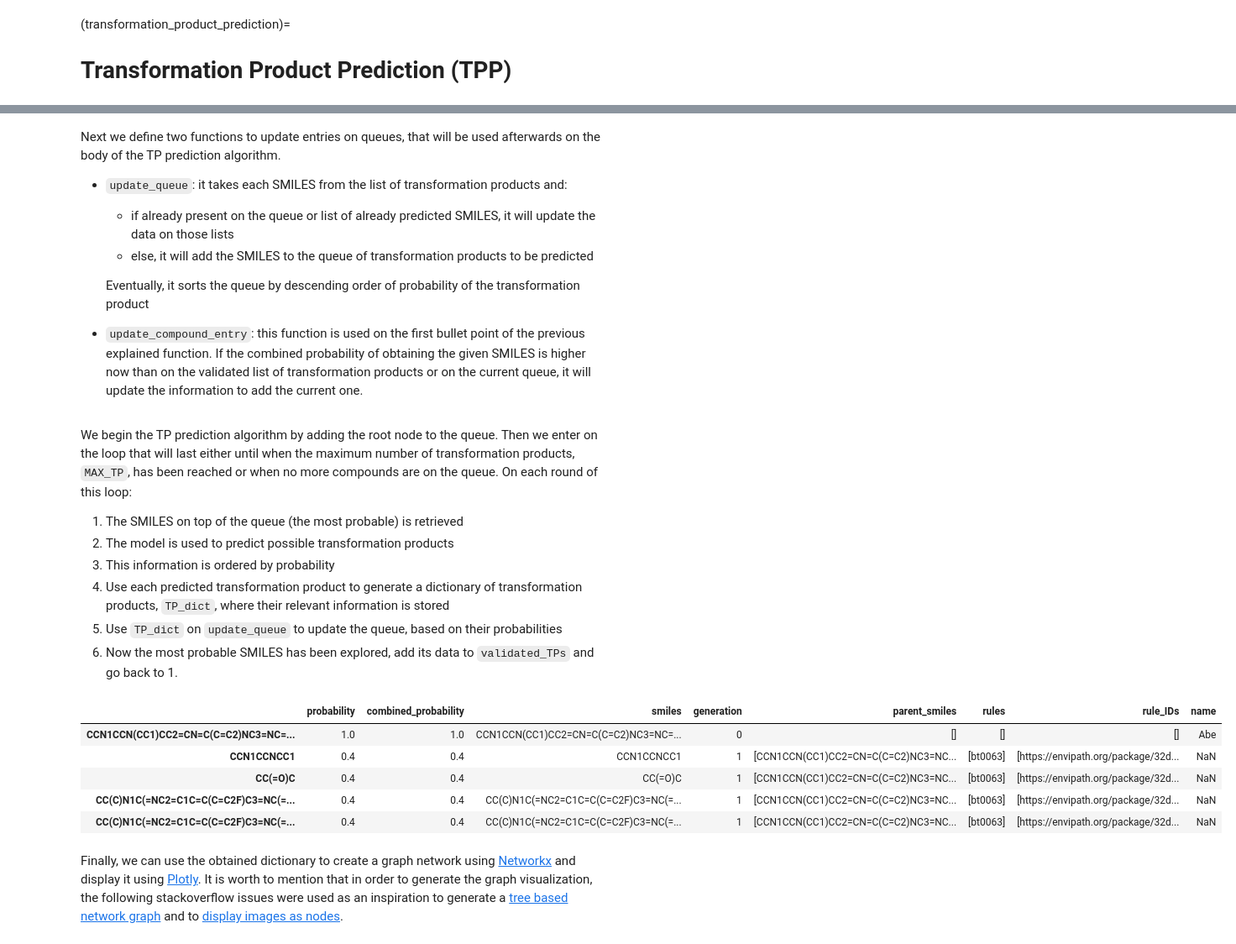
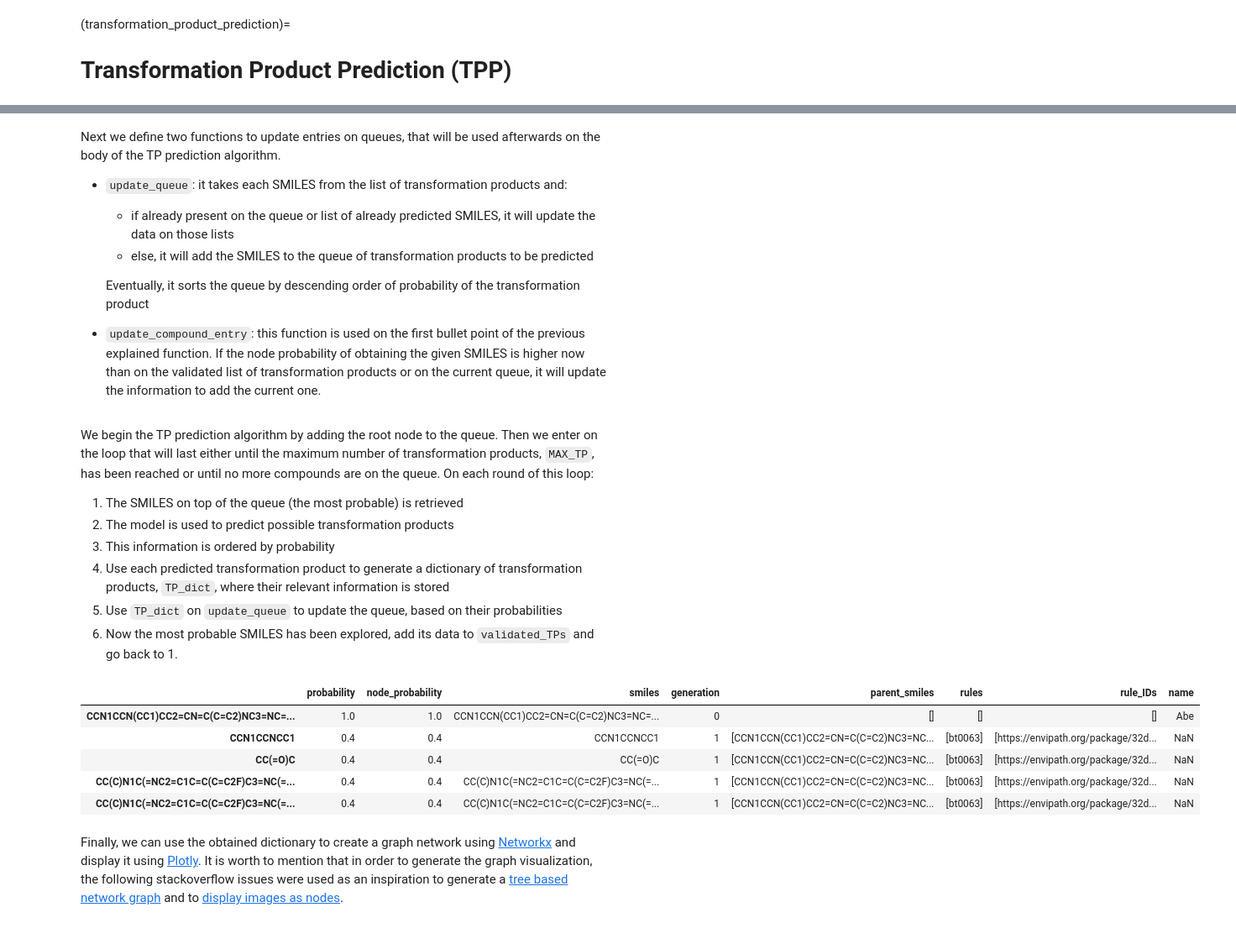
Before and after one commit to enviPath/enviPath-python, a Jupyter notebook: docs/source/tutorials/transformation_product_prediction.ipynb, the cells around one changed output, grey strips where cells are left out. Shown at 84% size. Cells and saved outputs as stored; diff of their text form; code cells hidden in the pictures.

```diff
--- a/docs/source/tutorials/transformation_product_prediction.ipynb
+++ b/docs/source/tutorials/transformation_product_prediction.ipynb
@@ -55,7 +57,7 @@ Next we define two functions to update entries on queues, that will be used afte
     * else, it will add the SMILES to the queue of transformation products to be predicted
 
     Eventually, it sorts the queue by descending order of probability of the transformation product
-* `update_compound_entry`: this function is used on the first bullet point of the previous explained function. If the combined probability of obtaining the given SMILES is higher now than on the validated list of transformation products or on the current queue, it will update the information to add the current one.
+* `update_compound_entry`: this function is used on the first bullet point of the previous explained function. If the node probability of obtaining the given SMILES is higher now than on the validated list of transformation products or on the current queue, it will update the information to add the current one.
 # %%
 def update_queue(queue, validated_TPs, TPs, parent_data):
     for smiles in TPs:
@@ -64,7 +66,7 @@ def update_queue(queue, validated_TPs, TPs, parent_data):
         this_probability = data['probability']
         if this_probability <= PROBABILITY_THRESHOLD:
             continue
-        data['combined_probability'] = parent_data['combined_probability'] * data['probability']
+        data['node_probability'] = parent_data['node_probability'] * data['probability']
         data['generation'] = parent_data['generation'] + 1
         data['parent_smiles'] = [parent_data['smiles']]
         # first, check if compound already in validated. if yes, update
@@ -77,21 +79,21 @@ def update_queue(queue, validated_TPs, TPs, parent_data):
         else:
             queue[smiles] = data
 
-    # order dict by combined probability
-    queue = dict(sorted(queue.items(), key=lambda item: item[1]['combined_probability'], reverse=True))
+    # order dict by node probability
+    queue = dict(sorted(queue.items(), key=lambda item: item[1]['node_probability'], reverse=True))
 
     return queue, validated_TPs
 
 def update_compound_entry(reference_data, new_data):
-    if reference_data['combined_probability'] < new_data['combined_probability']:
-        reference_data['combined_probability'] = new_data['combined_probability']
+    if reference_data['node_probability'] < new_data['node_probability']:
+        reference_data['node_probability'] = new_data['node_probability']
         reference_data['rules'] += new_data["rules"]
         reference_data['rule_IDs'] += new_data["rule_IDs"]
         reference_data['generation'] = new_data['generation']
         reference_data['parent_smiles'] += new_data['parent_smiles']
     return reference_data
 # %% [markdown]
-We begin the TP prediction algorithm by adding the root node to the queue. Then we enter on the loop that will last either until when the maximum number of transformation products, `MAX_TP`, has been reached or when no more compounds are on the queue. On each round of this loop:
+We begin the TP prediction algorithm by adding the root node to the queue. Then we enter on the loop that will last either until the maximum number of transformation products, `MAX_TP`, has been reached or until no more compounds are on the queue. On each round of this loop:
 
  1. The SMILES on top of the queue (the most probable) is retrieved
  2. The model is used to predict possible transformation products
@@ -102,41 +104,41 @@ We begin the TP prediction algorithm by adding the root node to the queue. Then
 # %%
 num_TP = -1 # counter starts at -1, because source compound is also in the TP list
 validated_TPs = {}  # container for resulting predictions
-queue = {compound_input['smiles']: {'probability': 1, 'combined_probability': 1, 'smiles': compound_input['smiles'], 'generation': 0, 'parent_smiles': [''],
+queue = {compound_input['smiles']: {'probability': 1, 'node_probability': 1, 'smiles': compound_input['smiles'], 'generation': 0, 'parent_smiles': [''],
                     'rules': [''], 'rule_IDs': [''], 'name': compound_input['name']}}
 while num_TP < MAX_TP:
     if len(queue) == 0:
         print('\nEmpty queue - The exploration of has converged at {} predicted TPs'.format(num_TP))
         break
     smiles = list(queue.keys())[0] # get top item in queue
     parent_data = queue.pop(smiles) # remove data from queued items
 
     # Perform a prediction based on the previously defined relative reasoning object
     prediction_data = rr.classify_smiles(smiles)
 
     # sort by probability
     prediction_data.sort(reverse=True, key=lambda x: x['probability'])
 
     TP_dict = {}
     for prediction in prediction_data:
         probability = float(prediction['probability'])
         for product_smiles in prediction['products']:
             if product_smiles not in TP_dict.keys():
                 TP_dict[product_smiles] = {'rules' : [prediction['name']], 'rule_IDs': [prediction['id']], 'probability': probability, 'smiles': product_smiles}
             else:
                 # check if there's a rule with better probability
                 if probability > TP_dict[product_smiles]['probability']:
                     # update probability and rules associated to this probability
                     TP_dict[product_smiles]['probability'] = probability
                     TP_dict[product_smiles]['rules'] = [prediction['name']]
                     TP_dict[product_smiles]['rule_IDs'] = [prediction['id']]
 
     queue, validated_TPs = update_queue(queue, validated_TPs, TP_dict, parent_data)
     validated_TPs[smiles] = parent_data
     num_TP += 1
 pd.DataFrame.from_dict(validated_TPs, orient='index').head()
 # %% [output]
-|  | probability | combined_probability | smiles | generation | parent_smiles | rules | rule_IDs | name |
+|  | probability | node_probability | smiles | generation | parent_smiles | rules | rule_IDs | name |
 | CCN1CCN(CC1)CC2=CN=C(C=C2)NC3=NC=... | 1.0 | 1.0 | CCN1CCN(CC1)CC2=CN=C(C=C2)NC3=NC=... | 0 | [] | [] | [] | Abe |
 | CCN1CCNCC1 | 0.4 | 0.4 | CCN1CCNCC1 | 1 | [CCN1CCN(CC1)CC2=CN=C(C=C2)NC3=NC... | [bt0063] | [https://envipath.org/package/32d... | NaN |
 | CC(=O)C | 0.4 | 0.4 | CC(=O)C | 1 | [CCN1CCN(CC1)CC2=CN=C(C=C2)NC3=NC... | [bt0063] | [https://envipath.org/package/32d... | NaN |
```
Also changed, not shown: parts of 4 cells of this notebook, 1 other file.
